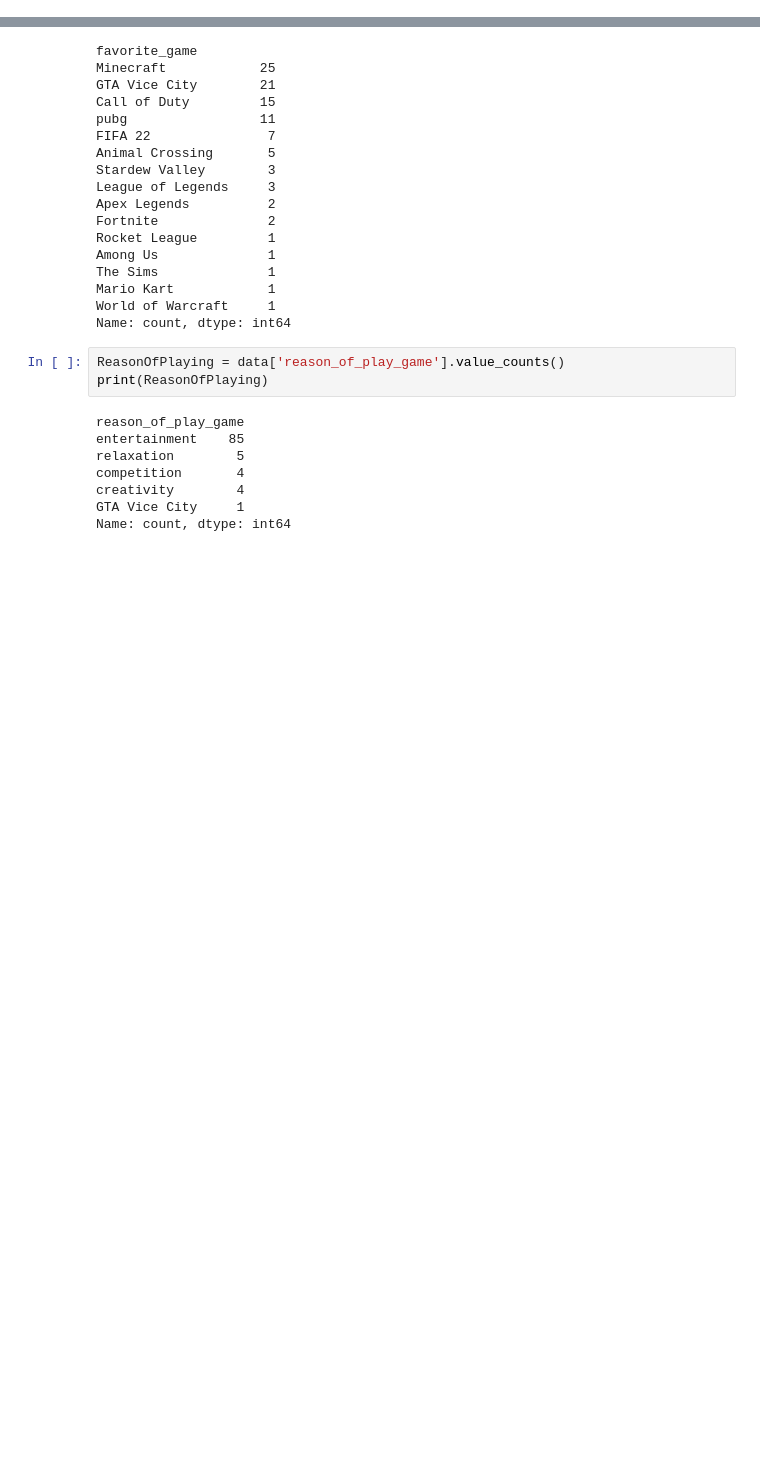
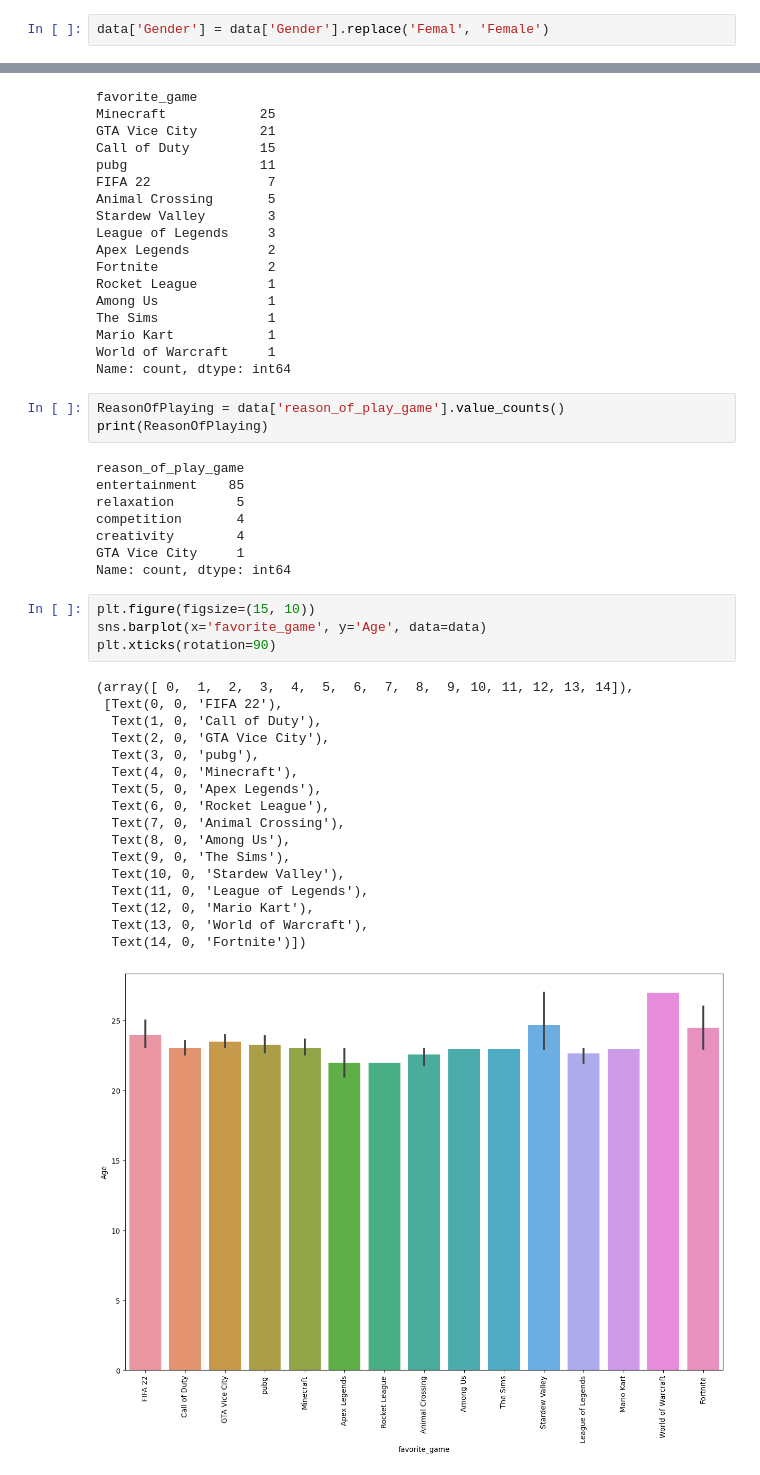
Before and after one commit to irisdev06/VideoGamesEDA, a Jupyter notebook: videogames-analysis.ipynb, the cells around one changed output, grey strips where cells are left out. Drawn from its saved outputs; the diff is of its cells as text; blank space fills up the shorter version.

Commit message:
Age & Favorite Game

```diff
--- a/videogames-analysis.ipynb
+++ b/videogames-analysis.ipynb
@@ -50,6 +50,8 @@ favorite_game          0
 most_played_game       0
 reason_of_play_game    0
 dtype: int64
+# %%
+data['Gender'] = data['Gender'].replace('Femal', 'Female')
 # %%
 data.describe(include='all')
 # %% [output]
@@ -103,3 +105,25 @@ competition       4
 creativity        4
 GTA Vice City     1
 Name: count, dtype: int64
+# %%
+plt.figure(figsize=(15, 10))
+sns.barplot(x='favorite_game', y='Age', data=data)
+plt.xticks(rotation=90)
+# %% [output]
+(array([ 0,  1,  2,  3,  4,  5,  6,  7,  8,  9, 10, 11, 12, 13, 14]),
+ [Text(0, 0, 'FIFA 22'),
+  Text(1, 0, 'Call of Duty'),
+  Text(2, 0, 'GTA Vice City'),
+  Text(3, 0, 'pubg'),
+  Text(4, 0, 'Minecraft'),
+  Text(5, 0, 'Apex Legends'),
+  Text(6, 0, 'Rocket League'),
+  Text(7, 0, 'Animal Crossing'),
+  Text(8, 0, 'Among Us'),
+  Text(9, 0, 'The Sims'),
+  Text(10, 0, 'Stardew Valley'),
+  Text(11, 0, 'League of Legends'),
+  Text(12, 0, 'Mario Kart'),
+  Text(13, 0, 'World of Warcraft'),
+  Text(14, 0, 'Fortnite')])
+[figure, added]
```
Also changed, not shown: parts of 1 cell of this notebook.
